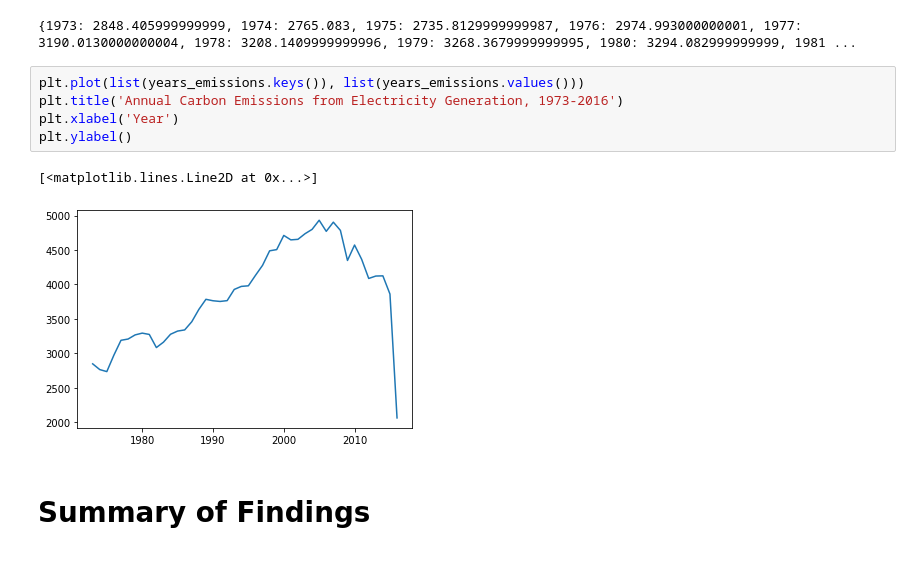
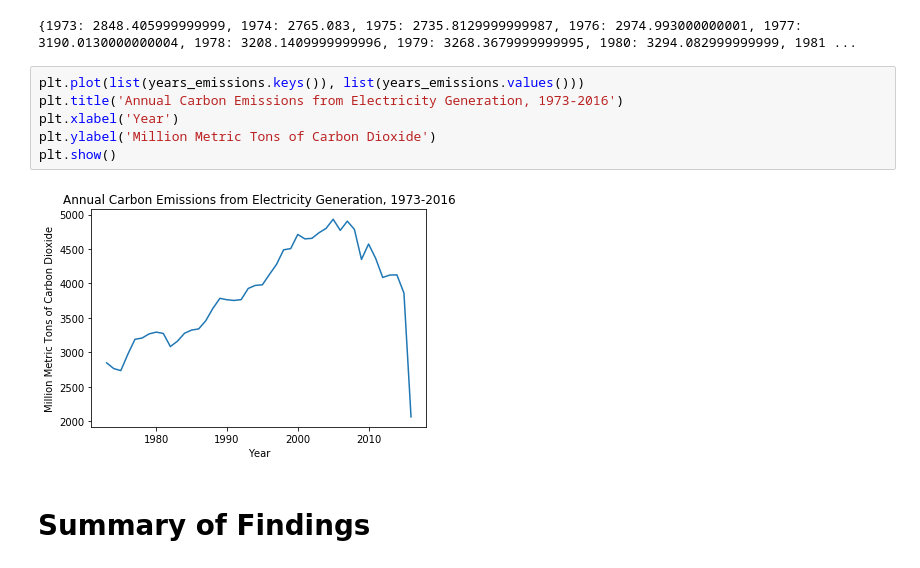
Before and after one commit to UPstartDeveloper/climate-change-analysis, a Jupyter notebook: analysis.ipynb, the cells around one changed output. Cells and saved outputs as stored; diff of their text form.

```diff
--- a/analysis.ipynb
+++ b/analysis.ipynb
@@ -392,11 +390,11 @@ print(years_emissions)
 # %%
 plt.plot(list(years_emissions.keys()), list(years_emissions.values()))
 plt.title('Annual Carbon Emissions from Electricity Generation, 1973-2016')
 plt.xlabel('Year')
-plt.ylabel()
+plt.ylabel('Million Metric Tons of Carbon Dioxide')
+plt.show()
 # %% [output]
-[<matplotlib.lines.Line2D at 0x...>]
-[figure, old version]
+[figure, new version]
 # %% [markdown]
 # Summary of Findings
 # %% [markdown]
```
Also changed, not shown: parts of 4 cells of this notebook.
